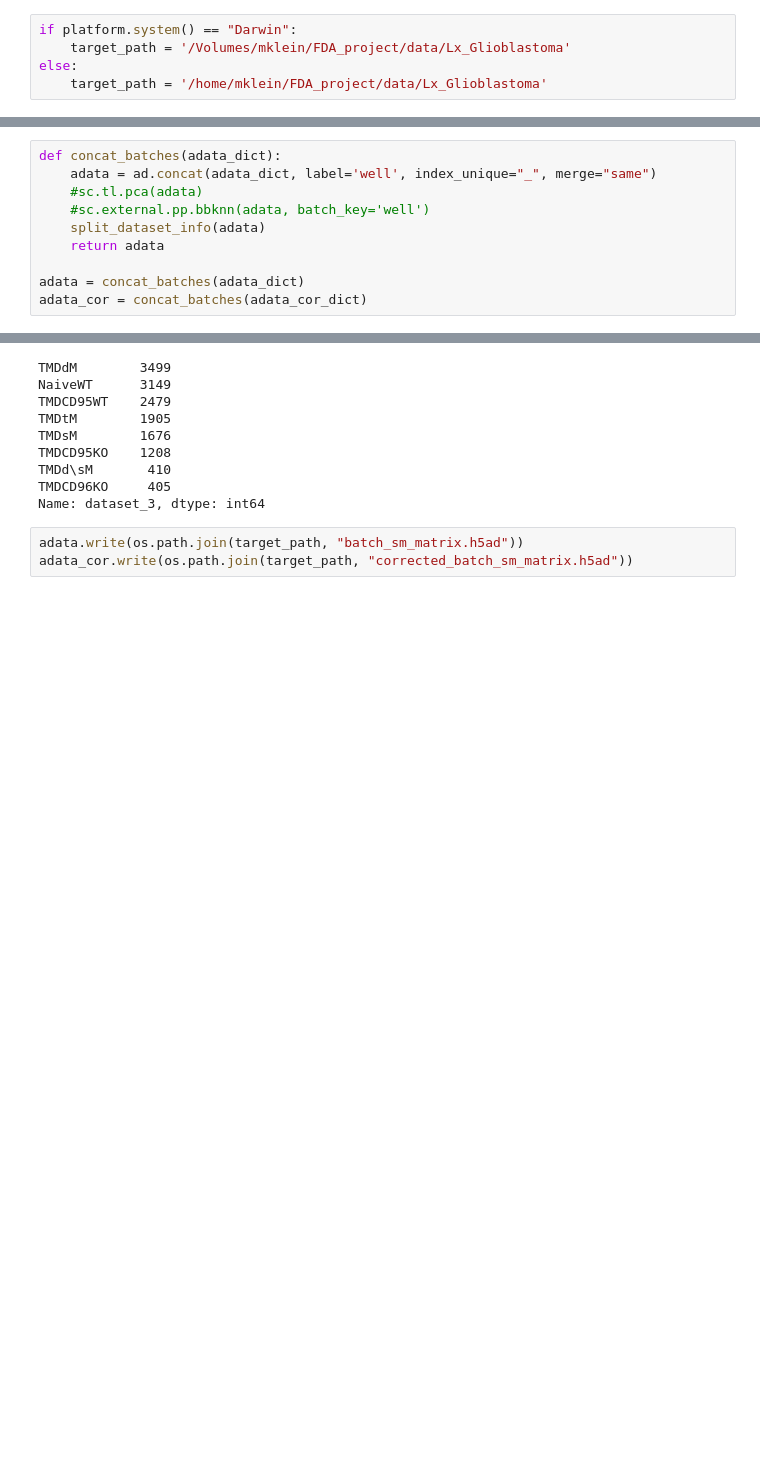
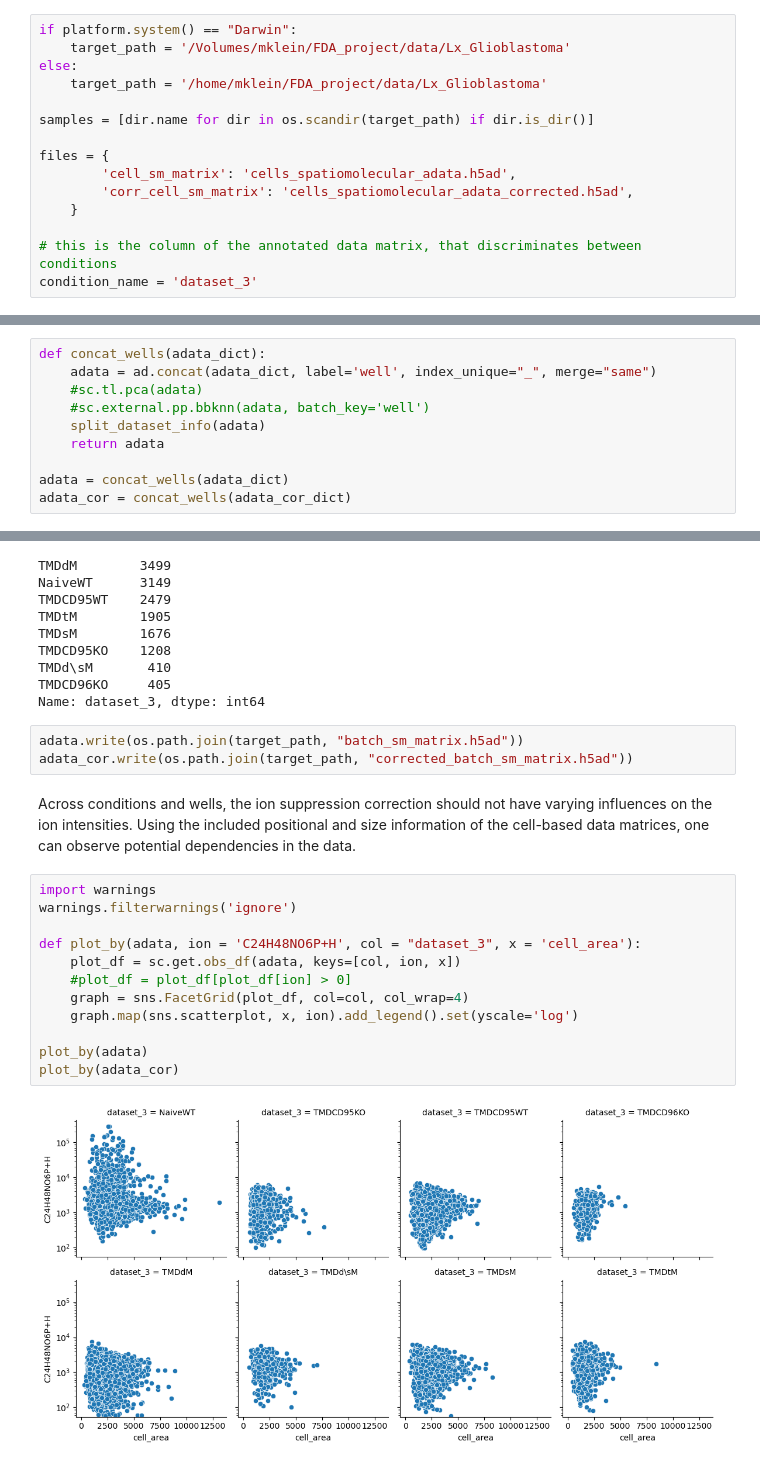
Before and after one commit to mariusrklein/FDA_project, a Jupyter notebook: pipeline_02_processing.ipynb, the cells around one changed output, grey strips where cells are left out. Drawn from its saved outputs; the diff is of its cells as text; blank space fills up the shorter version.

```diff
--- a/pipeline_02_processing.ipynb
+++ b/pipeline_02_processing.ipynb
@@ -15,3 +20,13 @@ if platform.system() == "Darwin":
     target_path = '/Volumes/mklein/FDA_project/data/Lx_Glioblastoma'
 else:
     target_path = '/home/mklein/FDA_project/data/Lx_Glioblastoma'
+
+samples = [dir.name for dir in os.scandir(target_path) if dir.is_dir()]
+
+files = {
+        'cell_sm_matrix': 'cells_spatiomolecular_adata.h5ad',
+        'corr_cell_sm_matrix': 'cells_spatiomolecular_adata_corrected.h5ad',
+    }
+
+# this is the column of the annotated data matrix, that discriminates between conditions
+condition_name = 'dataset_3'
@@ -42,12 +51,12 @@ def split_dataset_info(adata):
     split = adata.obs['dataset'].str.split("_", expand=True)
     adata.obs[['dataset_' + str(col) for col in split.columns]] = split
 # %%
-def concat_batches(adata_dict):
+def concat_wells(adata_dict):
     adata = ad.concat(adata_dict, label='well', index_unique="_", merge="same")
     #sc.tl.pca(adata)
     #sc.external.pp.bbknn(adata, batch_key='well')
     split_dataset_info(adata)
     return adata
 
-adata = concat_batches(adata_dict)
-adata_cor = concat_batches(adata_cor_dict)
+adata = concat_wells(adata_dict)
+adata_cor = concat_wells(adata_cor_dict)
@@ -66,3 +77,19 @@ Name: dataset_3, dtype: int64
 # %%
 adata.write(os.path.join(target_path, "batch_sm_matrix.h5ad"))
 adata_cor.write(os.path.join(target_path, "corrected_batch_sm_matrix.h5ad"))
+# %% [markdown]
+Across conditions and wells, the ion suppression correction should not have varying influences on the ion intensities. Using the included positional and size information of the cell-based data matrices, one can observe potential dependencies in the data.
+# %%
+import warnings
+warnings.filterwarnings('ignore')
+
+def plot_by(adata, ion = 'C24H48NO6P+H', col = "dataset_3", x = 'cell_area'):
+    plot_df = sc.get.obs_df(adata, keys=[col, ion, x])
+    #plot_df = plot_df[plot_df[ion] > 0]
+    graph = sns.FacetGrid(plot_df, col=col, col_wrap=4)
+    graph.map(sns.scatterplot, x, ion).add_legend().set(yscale='log')
+
+plot_by(adata)
+plot_by(adata_cor)
+# %% [output]
+[figure, added]
```
Also changed, not shown: parts of 7 cells of this notebook, 2 other files.
